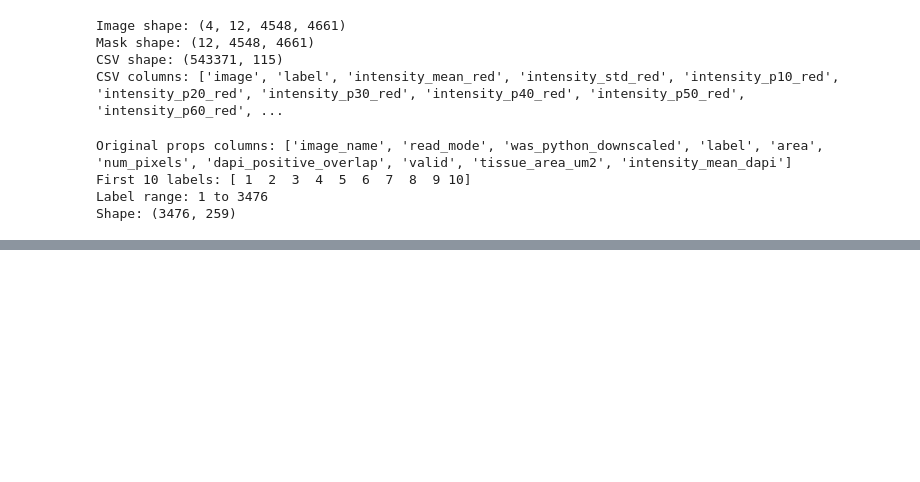
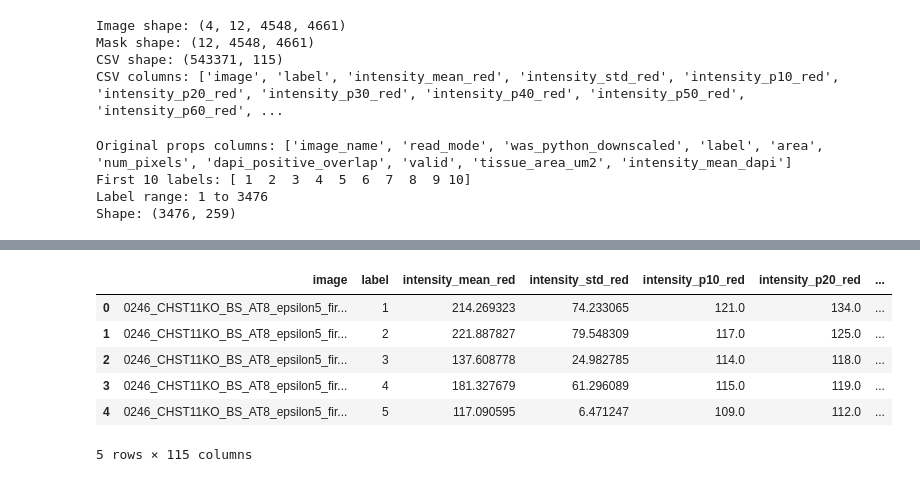
Before and after one commit to isvecova/P01_26-Neuron-segmentation-and-classification, a Jupyter notebook: src/03_classification/classification_model_training.ipynb, the cells around one changed output, grey strips where cells are left out. Saved outputs shown, nothing was run; the diff lists cells and outputs as text; code cells hidden in the pictures; blank space fills up the shorter version.

```diff
--- a/src/03_classification/classification_model_training.ipynb
+++ b/src/03_classification/classification_model_training.ipynb
@@ -619,0 +776,12 @@ Opened napari at Z=6/11. Use the slider to navigate Z.
+# %%
+df = pd.read_csv(CSV_PATH)
+# %%
+df.head()
+# %% [output]
+|  | image | label | intensity_mean_red | intensity_std_red | intensity_p10_red | intensity_p20_red | ... |
+| 0 | 0246_CHST11KO_BS_AT8_epsilon5_fir... | 1 | 214.269323 | 74.233065 | 121.0 | 134.0 | ... |
+| 1 | 0246_CHST11KO_BS_AT8_epsilon5_fir... | 2 | 221.887827 | 79.548309 | 117.0 | 125.0 | ... |
+| 2 | 0246_CHST11KO_BS_AT8_epsilon5_fir... | 3 | 137.608778 | 24.982785 | 114.0 | 118.0 | ... |
+| 3 | 0246_CHST11KO_BS_AT8_epsilon5_fir... | 4 | 181.327679 | 61.296089 | 115.0 | 119.0 | ... |
+| 4 | 0246_CHST11KO_BS_AT8_epsilon5_fir... | 5 | 117.090595 | 6.471247 | 109.0 | 112.0 | ... |
+5 rows × 115 columns
```
Also changed, not shown: parts of 6 cells of this notebook.
